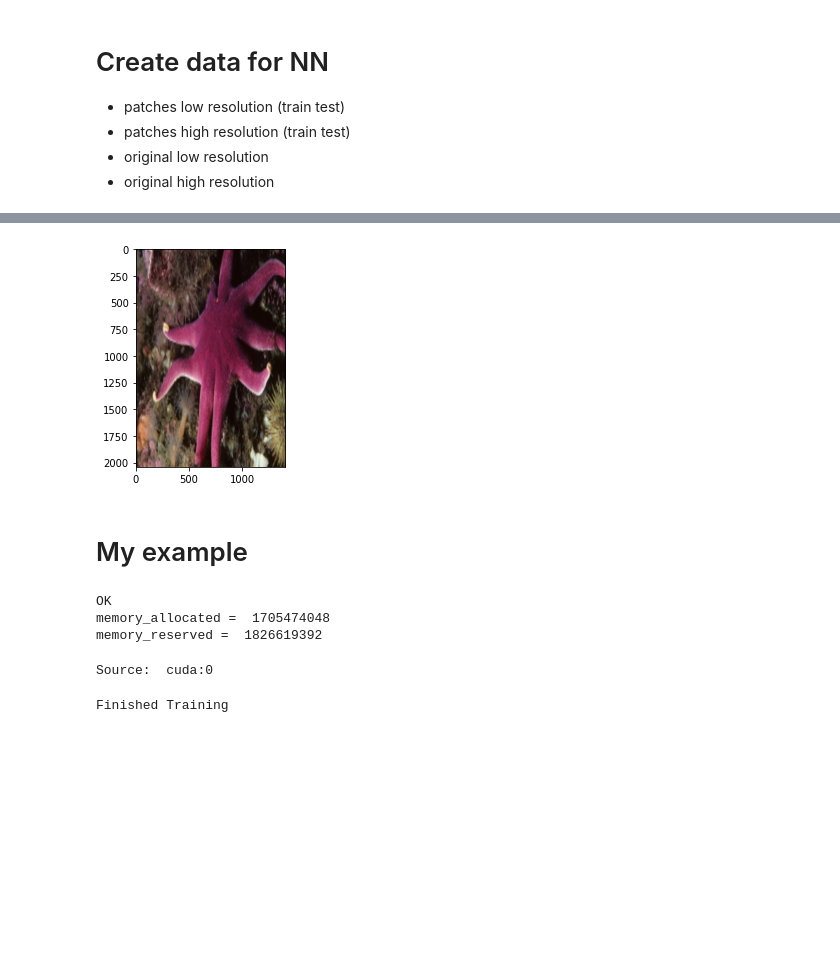
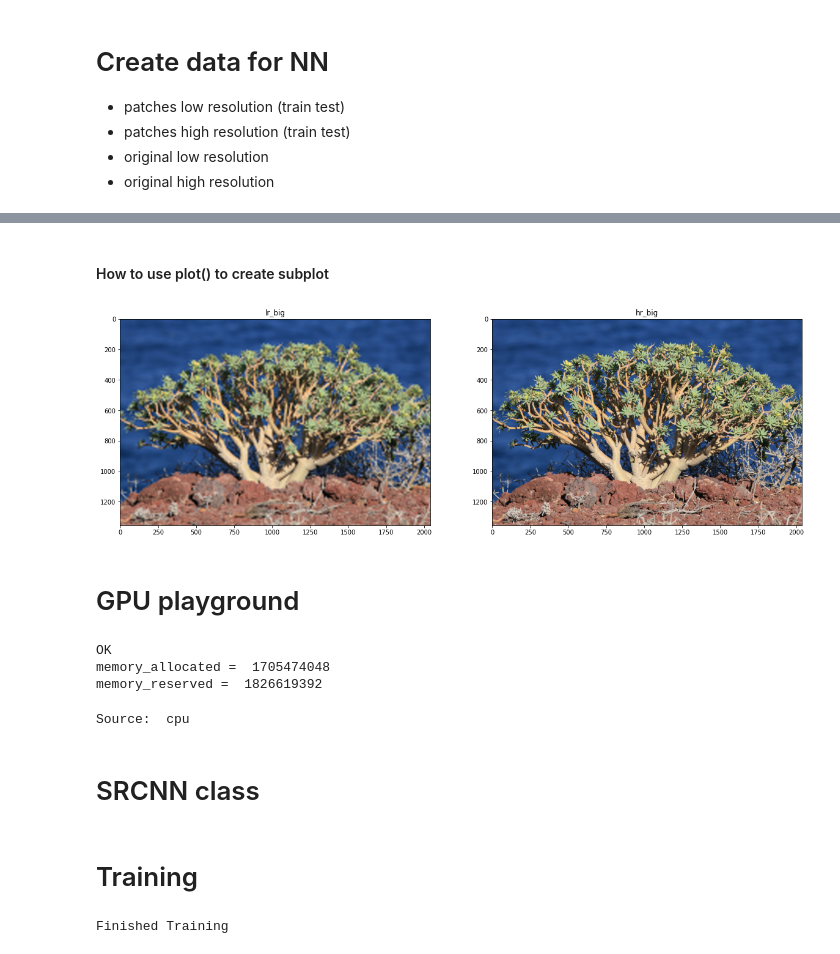
Before and after one commit to AndyPietr/Super-Resolution, a Jupyter notebook: main.ipynb, the cells around one changed output, grey strips where cells are left out. Saved outputs shown, nothing was run; the diff lists cells and outputs as text; code cells hidden in the pictures; blank space fills up the shorter version.

```diff
--- a/main.ipynb
+++ b/main.ipynb
@@ -215,12 +249,19 @@ def plot(img,n=2):
             img=np.transpose(img, (1,2,0) )
             img = cv2.cvtColor(img, cv2.COLOR_BGR2RGB)
             plt.imshow( img)
-# %%
-plot(lr_big[0])
-# %% [output]
-[figure, removed]
-# %% [markdown]
-# My example
+# %% [markdown]
+#### How to use plot() to create subplot
+# %%
+plt.figure(figsize=(20,10))
+plt.subplot(121, title="lr_big")
+plot(lr_big[0])
+
+plt.subplot(122, title="hr_big")
+plot(hr_big[0])
+# %% [output]
+[figure, added]
+# %% [markdown]
+# GPU playground
 # %%
 import gc
 gc.collect()
@@ -241,9 +282,9 @@ OK
 memory_allocated =  1705474048
 memory_reserved =  1826619392
 # %%
-torch.cuda.init()
 if torch.cuda.is_available():
   dev = "cuda:0"
+  torch.cuda.init()  #  !! (CHANGE I CAN'T TEST) moving this line here, allows me to run this cell on cpu  !!
 else:
   dev = "cpu"
 devO = torch.device(dev)
@@ -253,7 +294,9 @@ lr_test = lr_test.to(devO)
 hr_test = hr_test.to(devO)
 print("Source: ", devO)
 # %% [output]
-Source:  cuda:0
+Source:  cpu
+# %% [markdown]
+# SRCNN class
 # %%
 class SRCNN(nn.Module):
     def __init__(self, num_channels=3):
@@ -268,6 +311,8 @@ class SRCNN(nn.Module):
         x = self.relu(self.conv2(x))
         x = self.conv3(x)
         return x
+# %% [markdown]
+# Training
 # %%
 mySRCNN=SRCNN()
 mySRCNN.to(devO)
```
Also changed, not shown: parts of 5 cells of this notebook, 1 other file.
